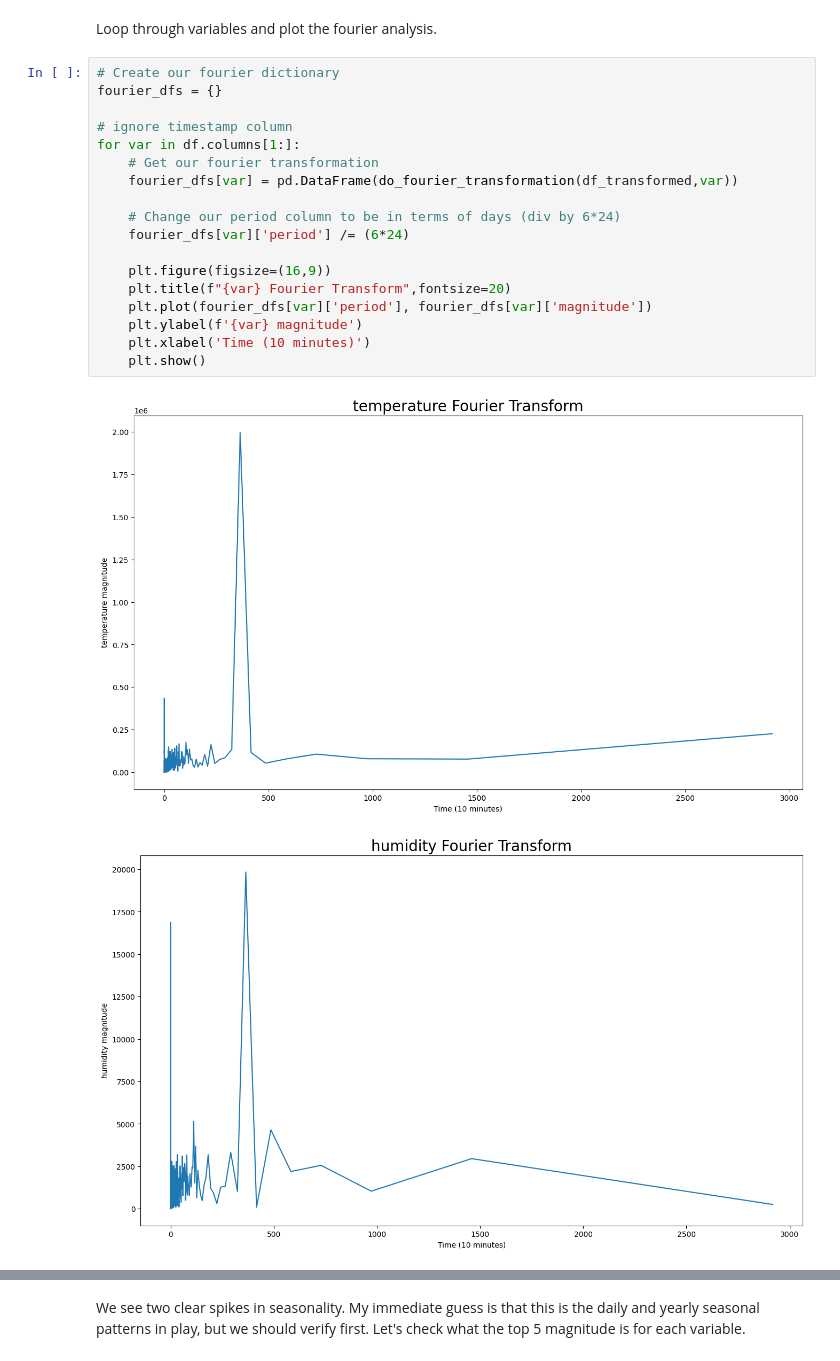
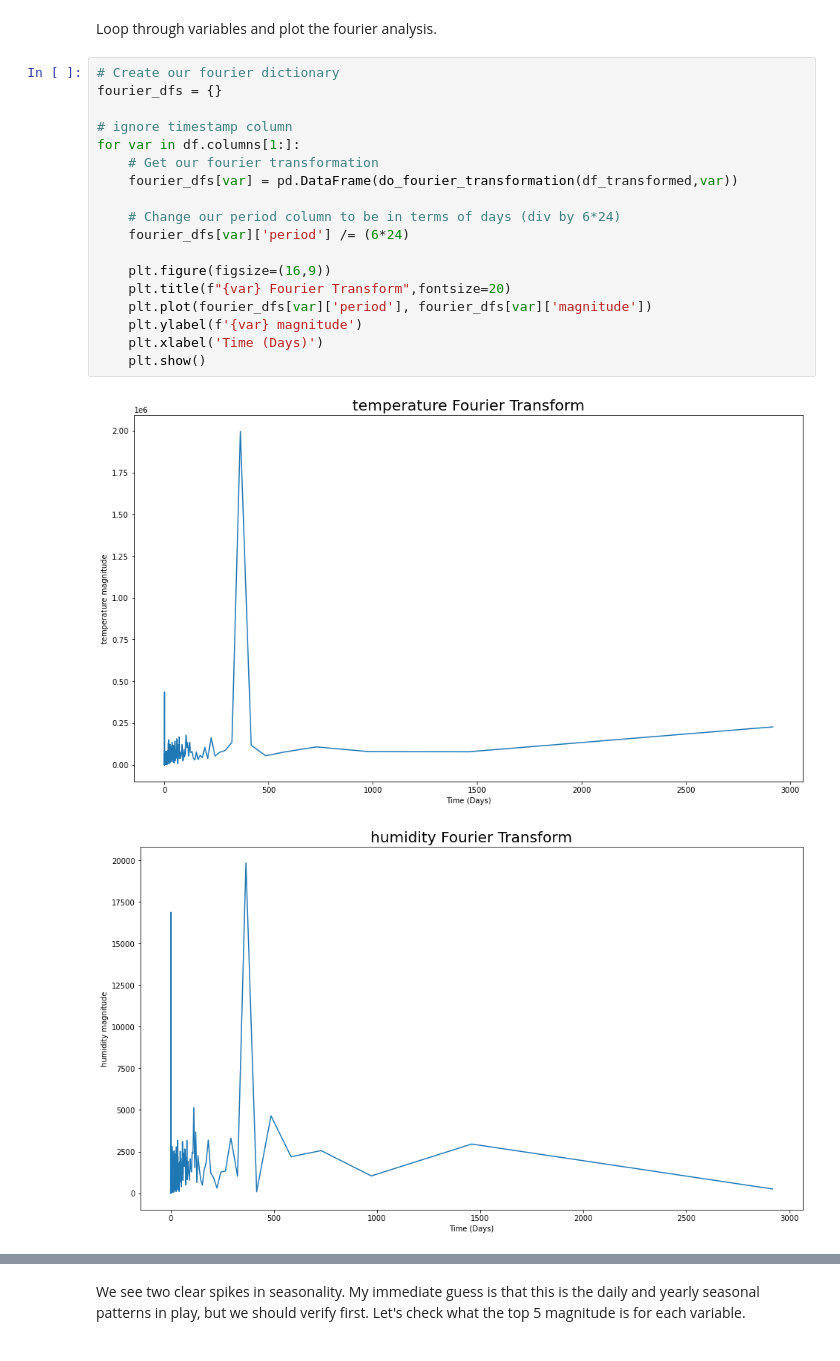
Before and after one commit to SullyRC/Weather-Forecasting-with-Pytorch, a Jupyter notebook: Pytorch Weather Forecast.ipynb, the cells around one changed output, grey strips where cells are left out. Drawn from its saved outputs; the diff is of its cells as text.

```diff
--- a/Pytorch Weather Forecast.ipynb
+++ b/Pytorch Weather Forecast.ipynb
@@ -323,21 +321,21 @@ Loop through variables and plot the fourier analysis.
 # %%
 # Create our fourier dictionary
 fourier_dfs = {}
 
 # ignore timestamp column
 for var in df.columns[1:]:
     # Get our fourier transformation
     fourier_dfs[var] = pd.DataFrame(do_fourier_transformation(df_transformed,var))
 
     # Change our period column to be in terms of days (div by 6*24)
     fourier_dfs[var]['period'] /= (6*24)
 
     plt.figure(figsize=(16,9))
     plt.title(f"{var} Fourier Transform",fontsize=20)
     plt.plot(fourier_dfs[var]['period'], fourier_dfs[var]['magnitude'])
     plt.ylabel(f'{var} magnitude')
-    plt.xlabel('Time (10 minutes)')
+    plt.xlabel('Time (Days)')
     plt.show()
 # %% [output]
-[figure, old version]
+[figure, new version]
-[figure, old version]
+[figure, new version]
```
Also changed, not shown: parts of 36 cells of this notebook, 1 other file.
